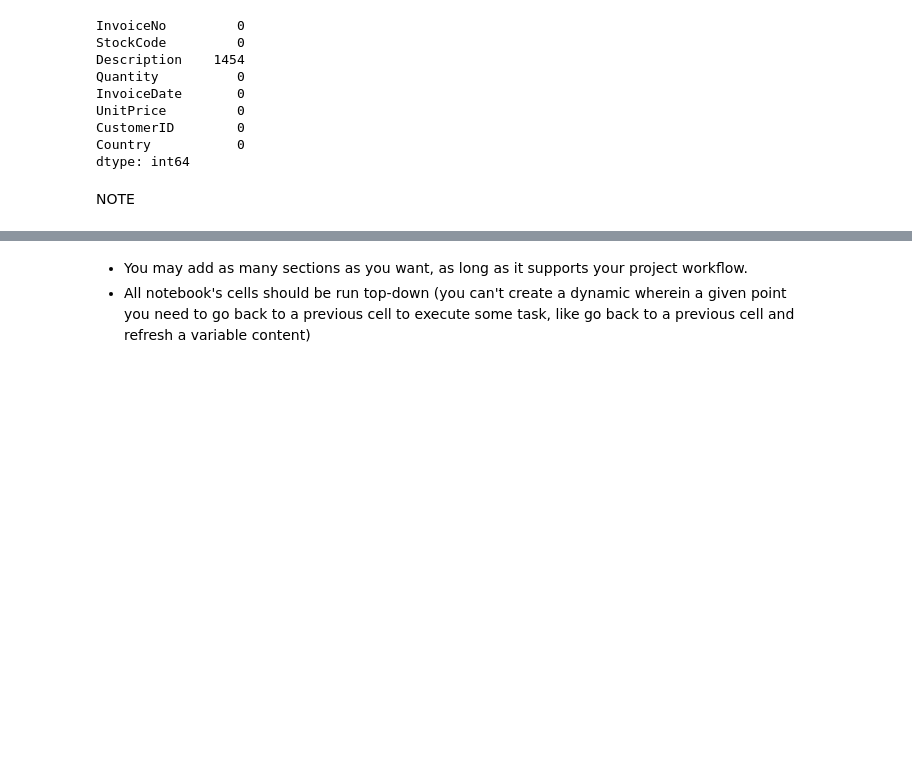
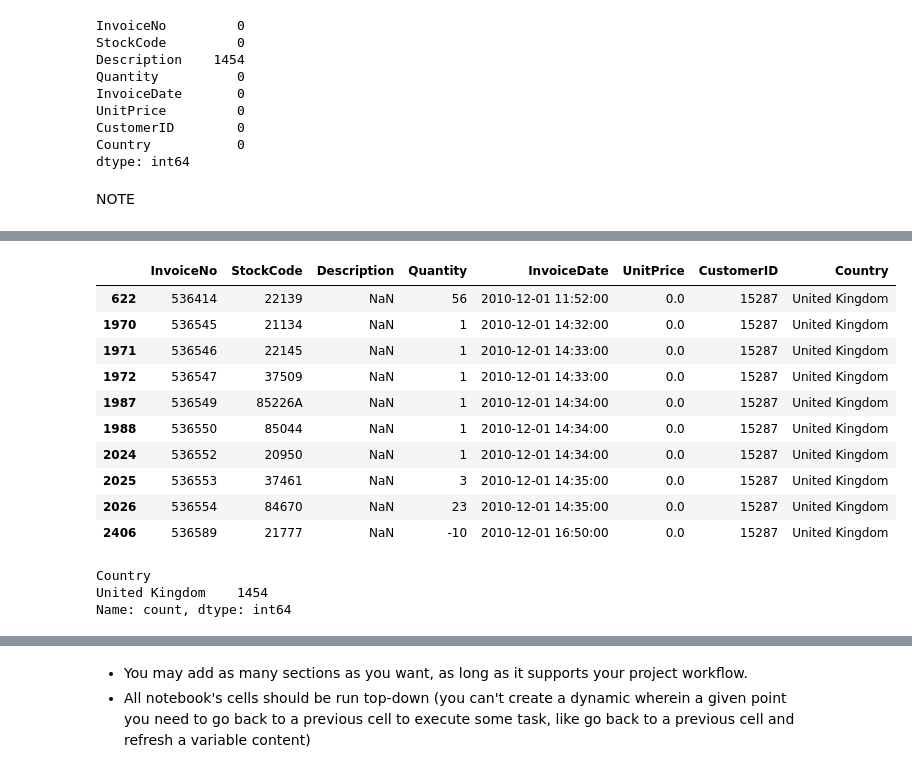
Before and after one commit to lehaanwar/OnlineRetailTransactionsDataset, a Jupyter notebook: jupyter_notebooks/Notebook_Template.ipynb, the cells around one changed output, grey strips where cells are left out. Saved outputs shown, nothing was run; the diff lists cells and outputs as text; code cells hidden in the pictures; blank space fills up the shorter version.

Commit message:
Completed data cleaning

```diff
--- a/jupyter_notebooks/Notebook_Template.ipynb
+++ b/jupyter_notebooks/Notebook_Template.ipynb
@@ -170,0 +206,25 @@ NOTE
+# %%
+# handle missing values
+# check missing values in the 'Description' column
+df_missing = df[df['Description'].isnull()]
+df_missing.head(10)
+# %% [output]
+|  | InvoiceNo | StockCode | Description | Quantity | InvoiceDate | UnitPrice | CustomerID | Country |
+| 622 | 536414 | 22139 | NaN | 56 | 2010-12-01 11:52:00 | 0.0 | 15287 | United Kingdom |
+| 1970 | 536545 | 21134 | NaN | 1 | 2010-12-01 14:32:00 | 0.0 | 15287 | United Kingdom |
+| 1971 | 536546 | 22145 | NaN | 1 | 2010-12-01 14:33:00 | 0.0 | 15287 | United Kingdom |
+| 1972 | 536547 | 37509 | NaN | 1 | 2010-12-01 14:33:00 | 0.0 | 15287 | United Kingdom |
+| 1987 | 536549 | 85226A | NaN | 1 | 2010-12-01 14:34:00 | 0.0 | 15287 | United Kingdom |
+| 1988 | 536550 | 85044 | NaN | 1 | 2010-12-01 14:34:00 | 0.0 | 15287 | United Kingdom |
+| 2024 | 536552 | 20950 | NaN | 1 | 2010-12-01 14:34:00 | 0.0 | 15287 | United Kingdom |
+| 2025 | 536553 | 37461 | NaN | 3 | 2010-12-01 14:35:00 | 0.0 | 15287 | United Kingdom |
+| 2026 | 536554 | 84670 | NaN | 23 | 2010-12-01 14:35:00 | 0.0 | 15287 | United Kingdom |
+| 2406 | 536589 | 21777 | NaN | -10 | 2010-12-01 16:50:00 | 0.0 | 15287 | United Kingdom |
+# %%
+# check if missing values correlate with 'country' column
+df_missing['Country'].value_counts()
+# all the missing values are from 'United Kingdom' - these could be due to data entry errors in the UK warehouse or a system glitch affecting only UK entries. Further investigation is needed to determine the exact cause.
+# %% [output]
+Country
+United Kingdom    1454
+Name: count, dtype: int64
```
Also changed, not shown: parts of 8 cells of this notebook, 1 other file.
